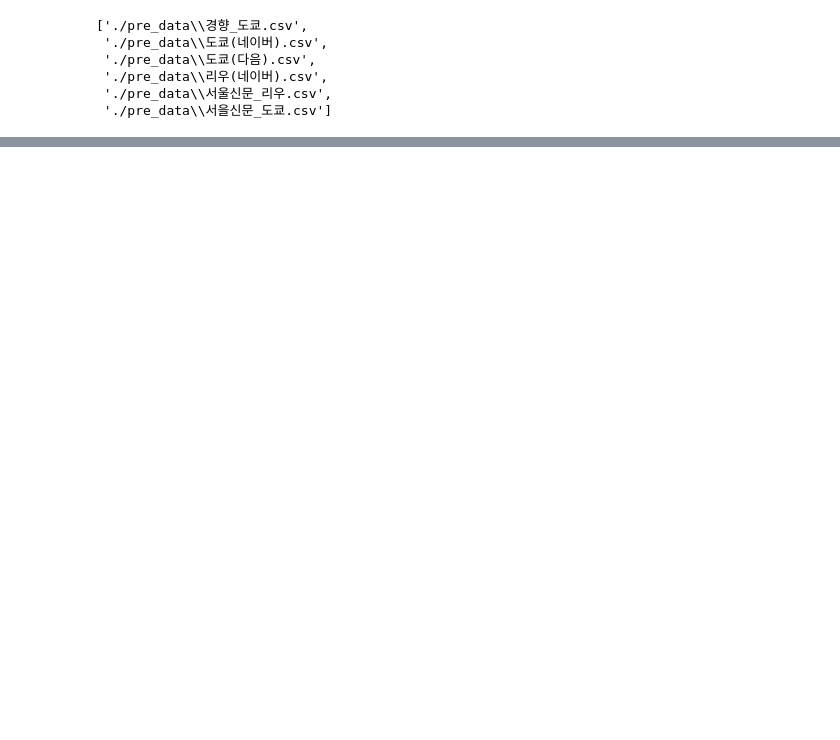
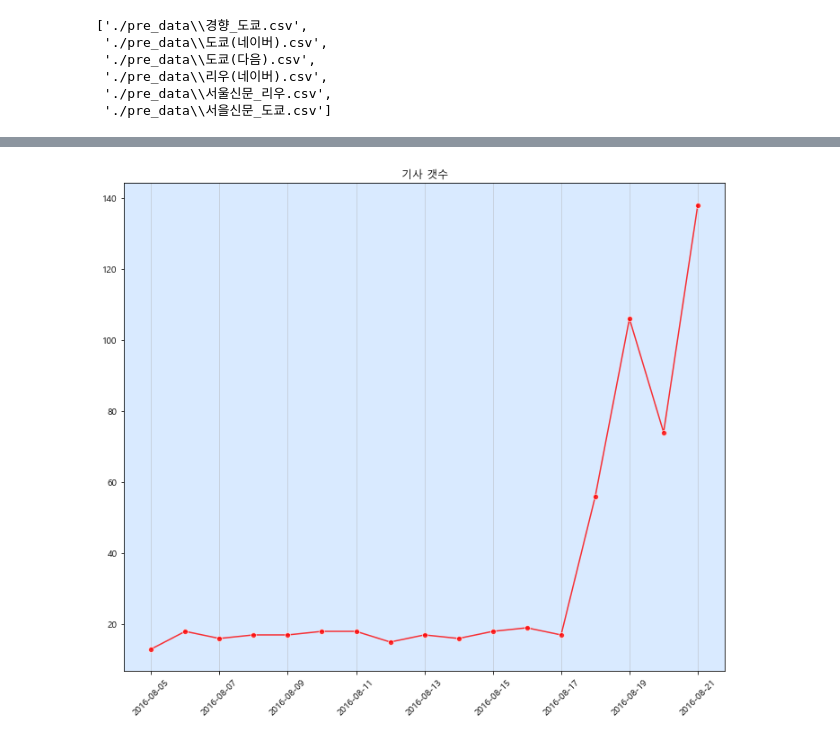
Before and after one commit to HeeSeoung/BigDataTeamProject, a Jupyter notebook: jinwoo/test.ipynb, the cells around one changed output, grey strips where cells are left out. Saved outputs shown, nothing was run; the diff lists cells and outputs as text; code cells hidden in the pictures; blank space fills up the shorter version.

```diff
--- a/jinwoo/test.ipynb
+++ b/jinwoo/test.ipynb
@@ -77,0 +47,4 @@ sns.lineplot(x=dates_sr.index, y=dates_sr.values)
+# %%
+vi.date_line_plot(data, 'rio')
+# %% [output]
+[figure, added]
```
Also changed, not shown: parts of 7 cells of this notebook, 1 other file.
